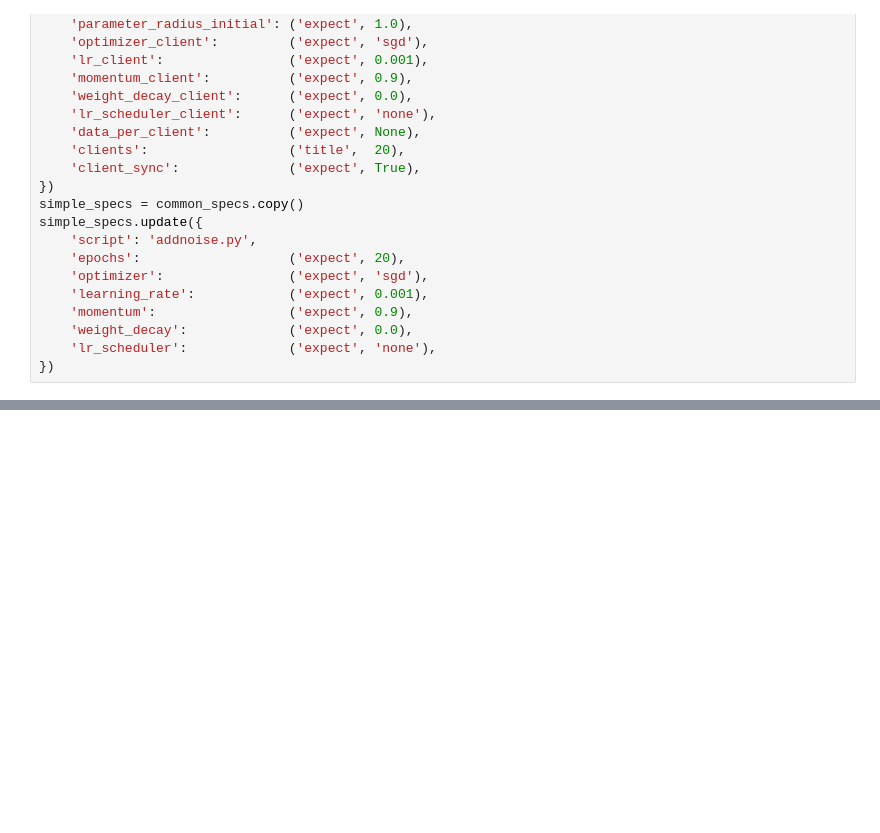
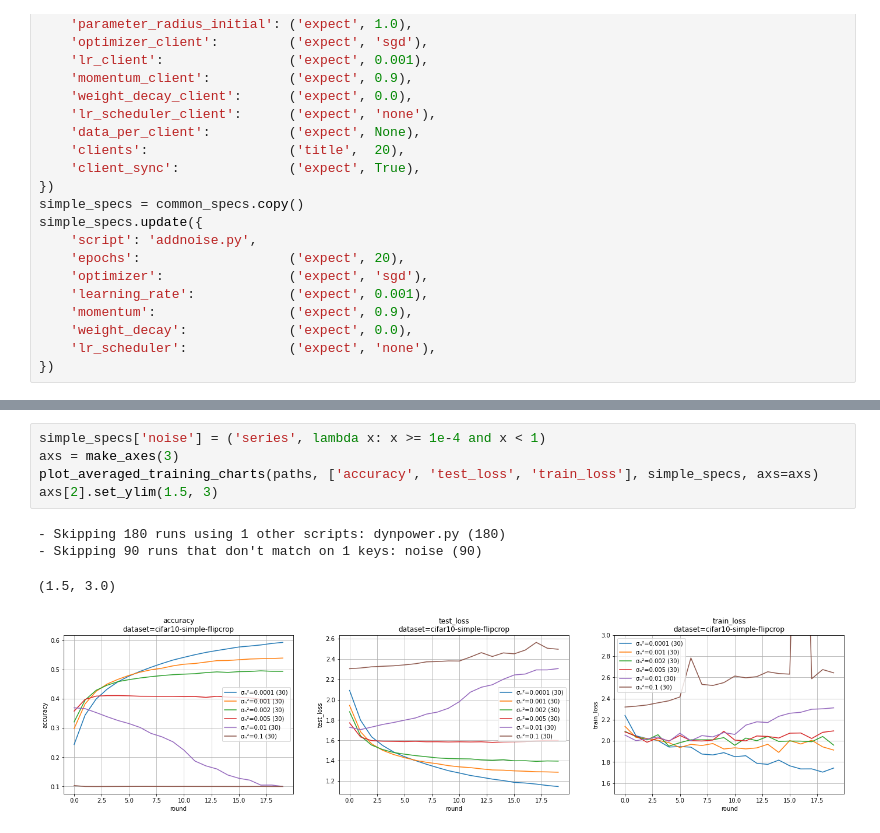
Before and after one commit to czlee/kyanite, a Jupyter notebook: noise-levels.ipynb, the cells around one changed output, grey strips where cells are left out. Drawn from its saved outputs; the diff is of its cells as text; blank space fills up the shorter version.

```diff
--- a/noise-levels.ipynb
+++ b/noise-levels.ipynb
@@ -79,0 +80,10 @@ axs[2].set_ylim(0, 7)
+# %%
+simple_specs['noise'] = ('series', lambda x: x >= 1e-4 and x < 1)
+axs = make_axes(3)
+plot_averaged_training_charts(paths, ['accuracy', 'test_loss', 'train_loss'], simple_specs, axs=axs)
+axs[2].set_ylim(1.5, 3)
+# %% [output]
+- Skipping 180 runs using 1 other scripts: dynpower.py (180)
+- Skipping 90 runs that don't match on 1 keys: noise (90)
+(1.5, 3.0)
+[figure, added]
```
Also changed, not shown: parts of 3 cells of this notebook.
